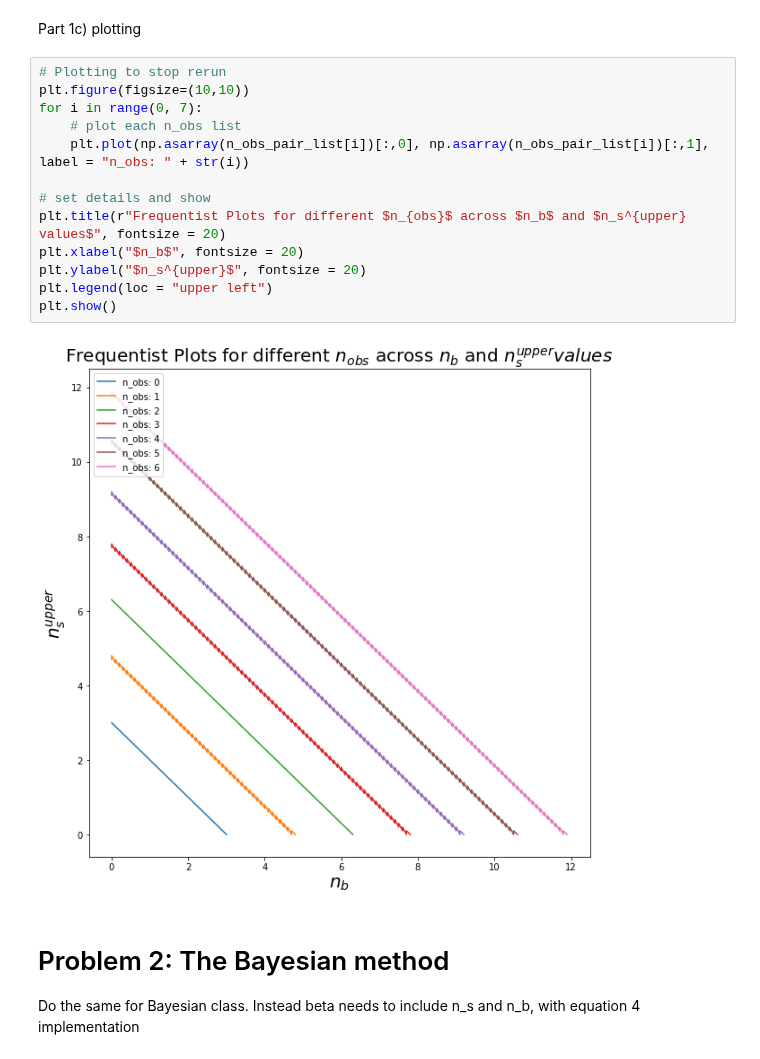
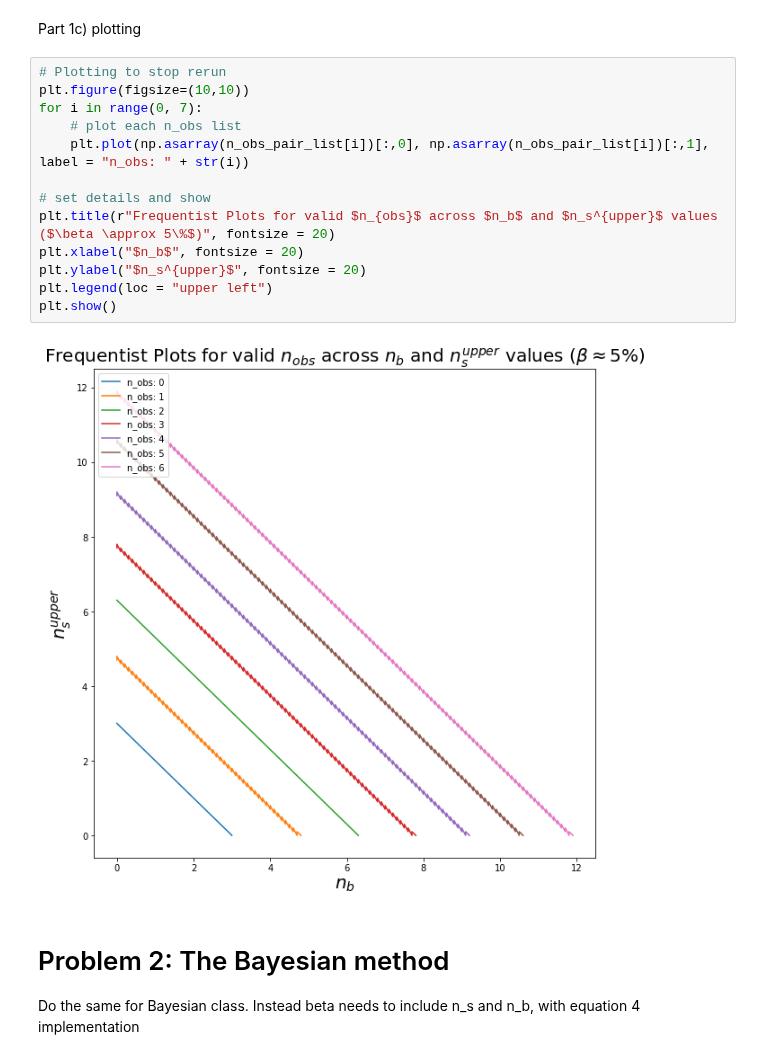
Before and after one commit to CasperMcTavish/DAML, a Jupyter notebook: CP10-WAITON-S1739002.ipynb, the cells around one changed output. Saved outputs shown, nothing was run; the diff lists cells and outputs as text.

```diff
--- a/CP10-WAITON-S1739002.ipynb
+++ b/CP10-WAITON-S1739002.ipynb
@@ -75,18 +75,18 @@ Part 1c) plotting
 # %%
 # Plotting to stop rerun
 plt.figure(figsize=(10,10))
 for i in range(0, 7):
     # plot each n_obs list
     plt.plot(np.asarray(n_obs_pair_list[i])[:,0], np.asarray(n_obs_pair_list[i])[:,1], label = "n_obs: " + str(i))
 
 # set details and show
-plt.title(r"Frequentist Plots for different $n_{obs}$ across $n_b$ and $n_s^{upper} values$", fontsize = 20)
+plt.title(r"Frequentist Plots for valid $n_{obs}$ across $n_b$ and $n_s^{upper}$ values ($\beta \approx 5\%$)", fontsize = 20)
 plt.xlabel("$n_b$", fontsize = 20)
 plt.ylabel("$n_s^{upper}$", fontsize = 20)
 plt.legend(loc = "upper left")
 plt.show()
 # %% [output]
-[figure, old version]
+[figure, new version]
 # %% [markdown]
 # Problem 2: The Bayesian method
 
```
Also changed, not shown: parts of 9 cells of this notebook.
